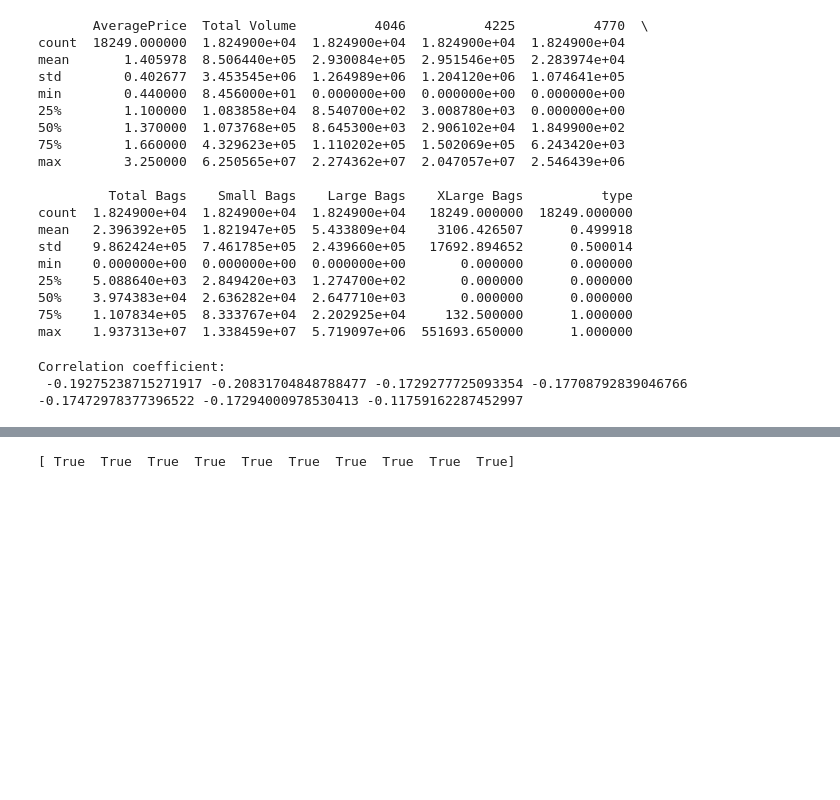
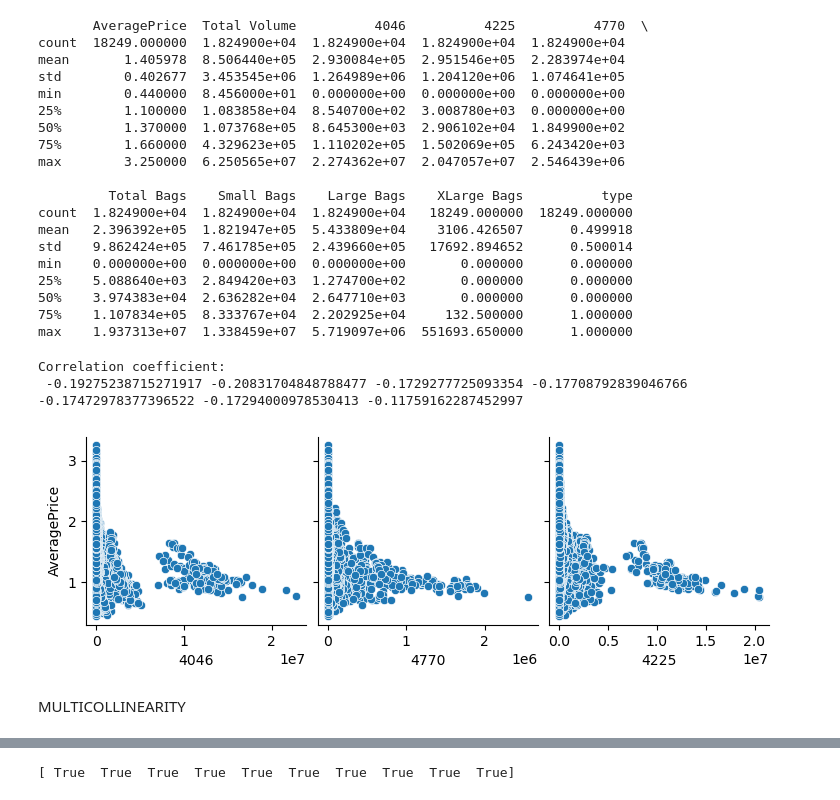
Before and after one commit to The-DigitalAcademy/Machine_Learning-Avocados-, a Jupyter notebook: avocados_ML.ipynb, the cells around one changed output, grey strips where cells are left out. Cells and saved outputs as stored; diff of their text form; code cells hidden in the pictures; blank space fills up the shorter version.

```diff
--- a/avocados_ML.ipynb
+++ b/avocados_ML.ipynb
@@ -281,3 +209,16 @@ print('Correlation coefficient:\n',
 # %% [output]
 Correlation coefficient:
  -0.19275238715271917 -0.20831704848788477 -0.1729277725093354 -0.17708792839046766 -0.17472978377396522 -0.17294000978530413 -0.11759162287452997
+# %%
+import seaborn as sns
+import matplotlib.pyplot as plt
+
+# Assuming you have a DataFrame called 'df' with columns 'x1', 'x2', 'x3', and 'y'
+
+# Create scatter plots for each pair of variables
+sns.pairplot(df1, x_vars=['4046', '4770', '4225'], y_vars=['AveragePrice'], kind='scatter')
+plt.show()
+# %% [output]
+[figure, added]
+# %% [markdown]
+MULTICOLLINEARITY
```
Also changed, not shown: parts of 39 cells of this notebook.
